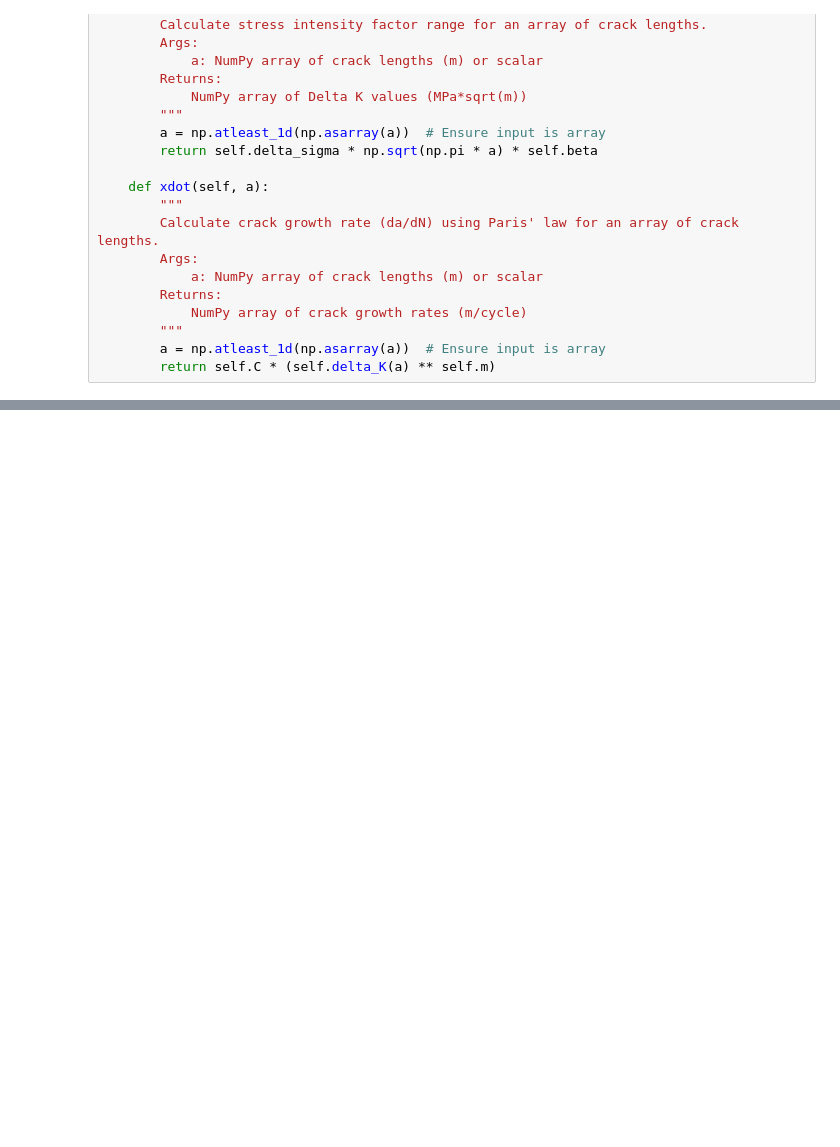
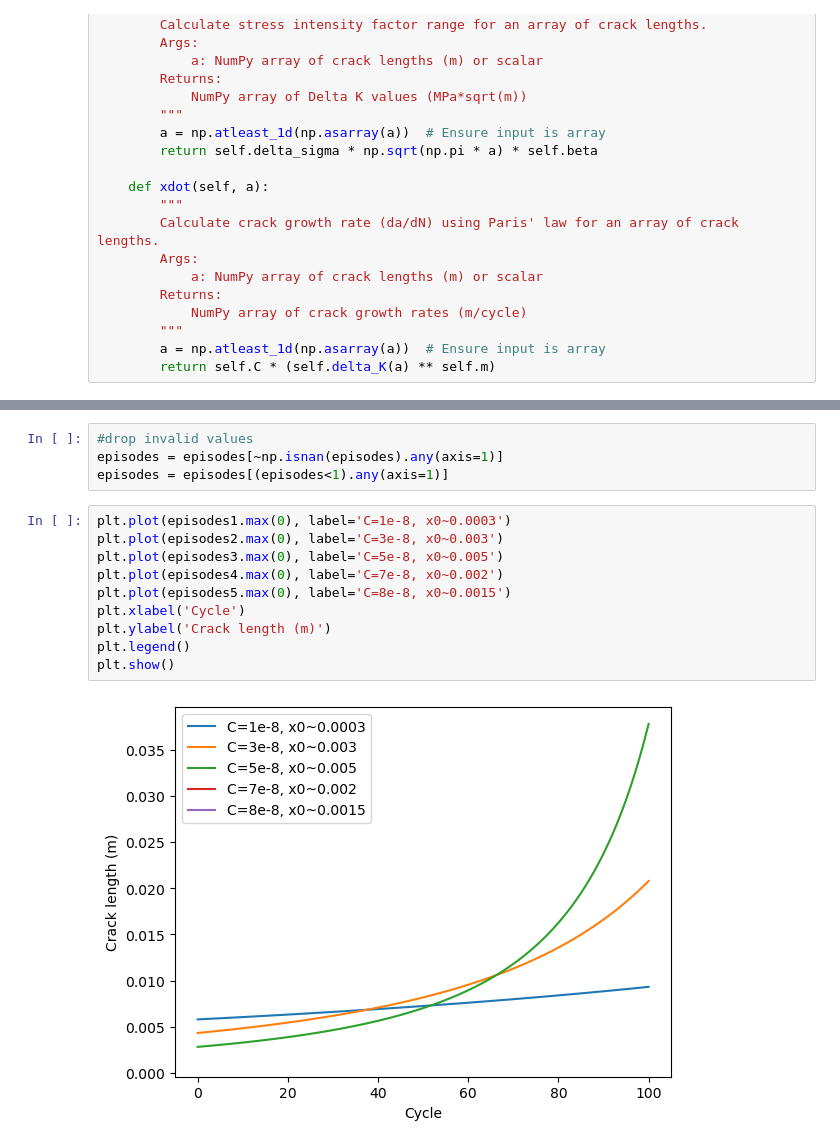
Before and after one commit to seyedasadzadeh/degradation-diffusion, a Jupyter notebook: learner.ipynb, the cells around one changed output, grey strips where cells are left out. Saved outputs shown, nothing was run; the diff lists cells and outputs as text; blank space fills up the shorter version.

```diff
--- a/learner.ipynb
+++ b/learner.ipynb
@@ -88,3 +98,19 @@ episodes = np.concatenate([episodes1, episodes2], axis=0)
+# %%
+#drop invalid values
+episodes = episodes[~np.isnan(episodes).any(axis=1)]
+episodes = episodes[(episodes<1).any(axis=1)]
+# %%
+plt.plot(episodes1.max(0), label='C=1e-8, x0~0.0003')
+plt.plot(episodes2.max(0), label='C=3e-8, x0~0.003')
+plt.plot(episodes3.max(0), label='C=5e-8, x0~0.005')
+plt.plot(episodes4.max(0), label='C=7e-8, x0~0.002')
+plt.plot(episodes5.max(0), label='C=8e-8, x0~0.0015')
+plt.xlabel('Cycle')
+plt.ylabel('Crack length (m)')
+plt.legend()
+plt.show()
+# %% [output]
+[figure, added]
 # %%
 episodes.shape
 # %% [output]
```
Also changed, not shown: parts of 23 cells of this notebook.
